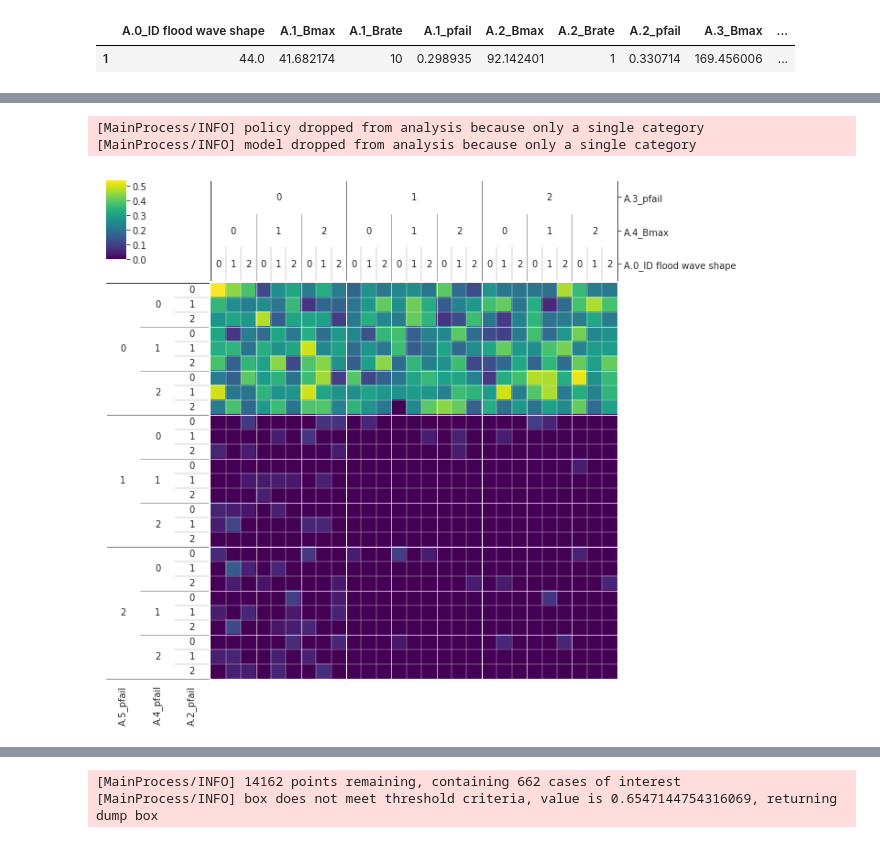
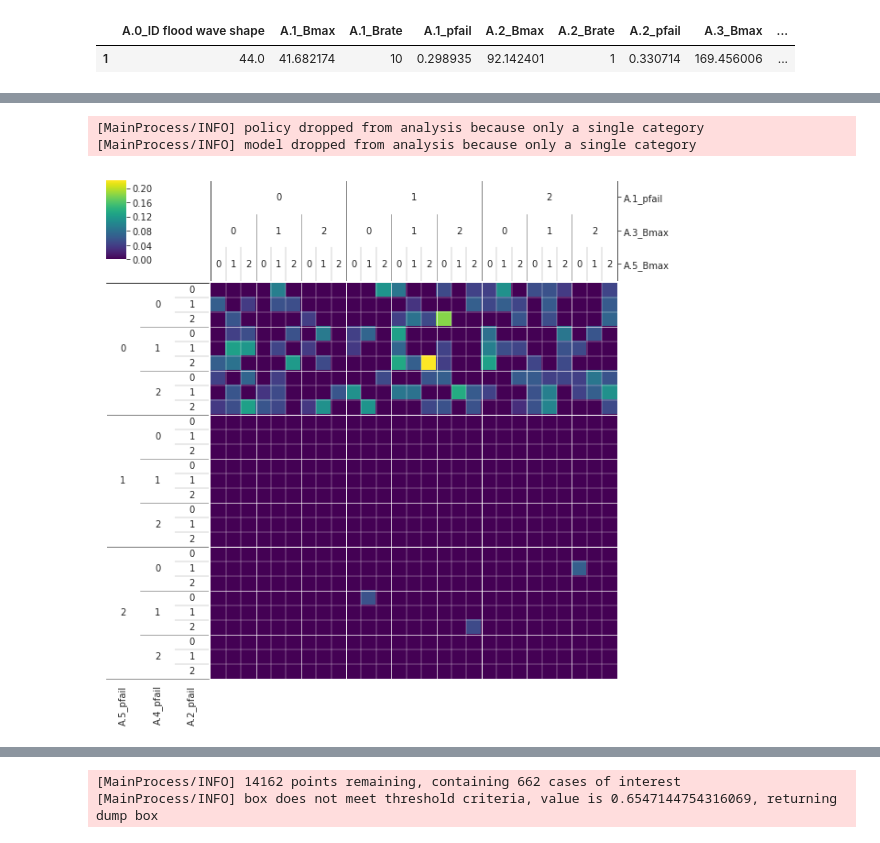
Before and after one commit to itjallingii/sassy_lion, a Jupyter notebook: RobWorkingFolder/ErikWorkingFolder/Problem Formulations_V2.0.ipynb, the cells around one changed output, grey strips where cells are left out. Cells and saved outputs as stored; diff of their text form; code cells hidden in the pictures.

```diff
--- a/RobWorkingFolder/ErikWorkingFolder/Problem Formulations_V2.0.ipynb
+++ b/RobWorkingFolder/ErikWorkingFolder/Problem Formulations_V2.0.ipynb
@@ -161,14 +175,15 @@ plt.show()
 # %%
 data = outcomes['Expected Number of Deaths']
 
-y = data > np.percentile(data, 90)
+y = data > np.percentile(data, 99)
 
 dimensional_stacking.create_pivot_plot(experiments_uncertainties, y,nbins=3, nr_levels=3)
+#plt.savefig('Worst-ExpectedNumberOfDeaths-15000s-1p.png')
 plt.show()
 # %% [output]
 [MainProcess/INFO] policy dropped from analysis because only a single category
 [MainProcess/INFO] model dropped from analysis because only a single category
-[figure, old version]
+[figure, new version]
 # %%
 list(experiments_uncertainties)
 # %% [output]
```
Also changed, not shown: parts of 18 cells of this notebook, 4 other files.
